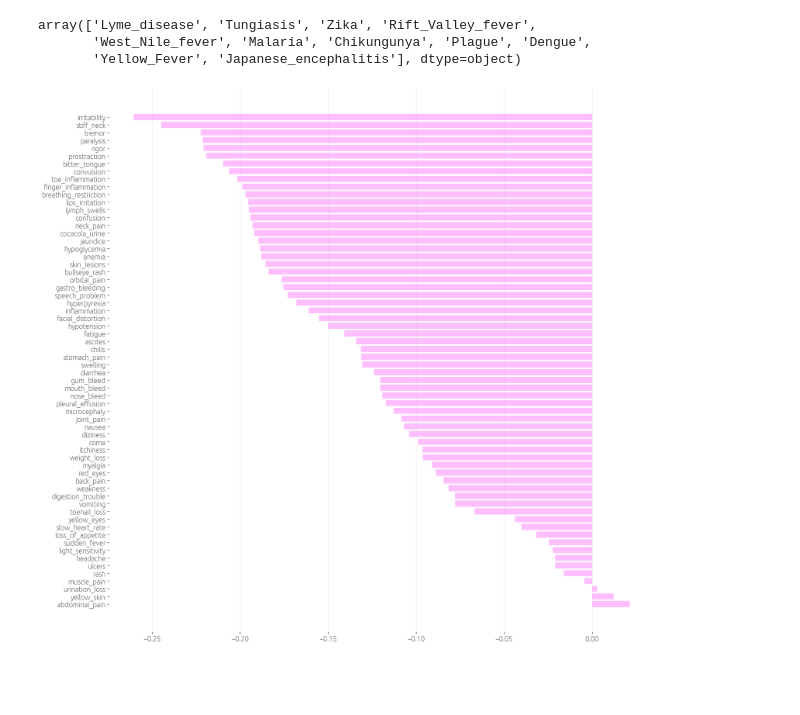
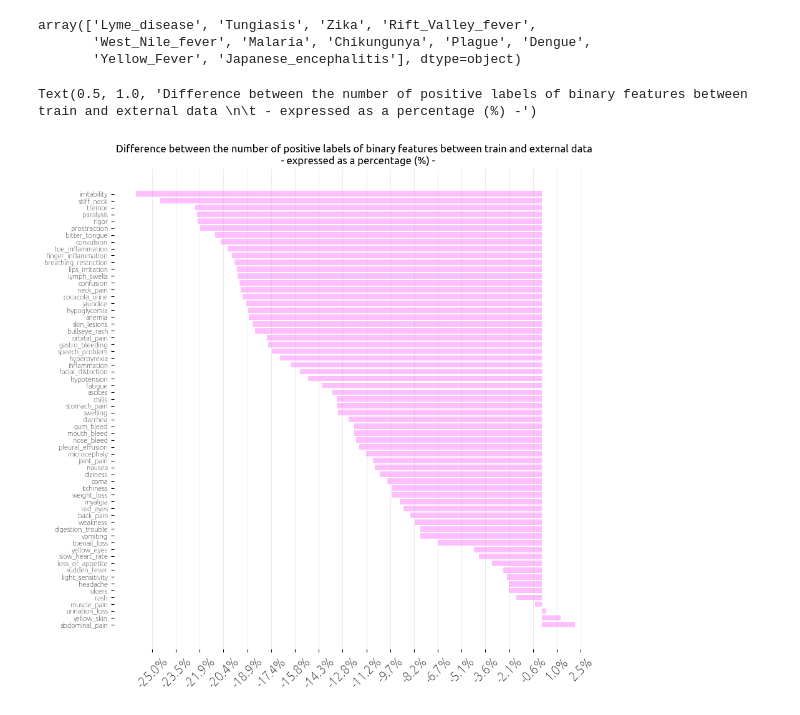
Before and after one commit to tripnv/playgrounds, a Jupyter notebook: 3-13/eda.ipynb, the cells around one changed output. Cells and saved outputs as stored; diff of their text form; code cells hidden in the pictures; blank space fills up the shorter version.

```diff
--- a/3-13/eda.ipynb
+++ b/3-13/eda.ipynb
@@ -216,9 +219,14 @@ train_ext_differences = (train_data.drop([TARGET, 'external_data'], axis = 1).ap
 # %%
 train_ext_differences = train_ext_differences.sort_values(ascending=False)
 # %%
-fig = plt.figure(figsize=(20,20))
+fig = plt.figure(figsize=(10,10))
 plt.barh(y = train_ext_differences.index, width = train_ext_differences.values, color ='magenta', alpha = .25)
 plt.grid(.99, axis = 'x')
 plt.box()
+plt.yticks(fontsize = 8)
+plt.xticks(np.linspace(-.25, .025, 19), rotation = 45)
+plt.gca().xaxis.set_major_formatter(mpl.ticker.FuncFormatter(lambda y, _: '{:.1%}'.format(y)))
+plt.title(label  = 'Difference between the number of positive labels of binary features between train and external data \n\t - expressed as a percentage (%) -')
 # %% [output]
+Text(0.5, 1.0, 'Difference between the number of positive labels of binary features between train and external data \n\t - expressed as a percentage (%) -')
-[figure, old version]
+[figure, new version]
```
Also changed, not shown: parts of 21 cells of this notebook, 1 other file.
